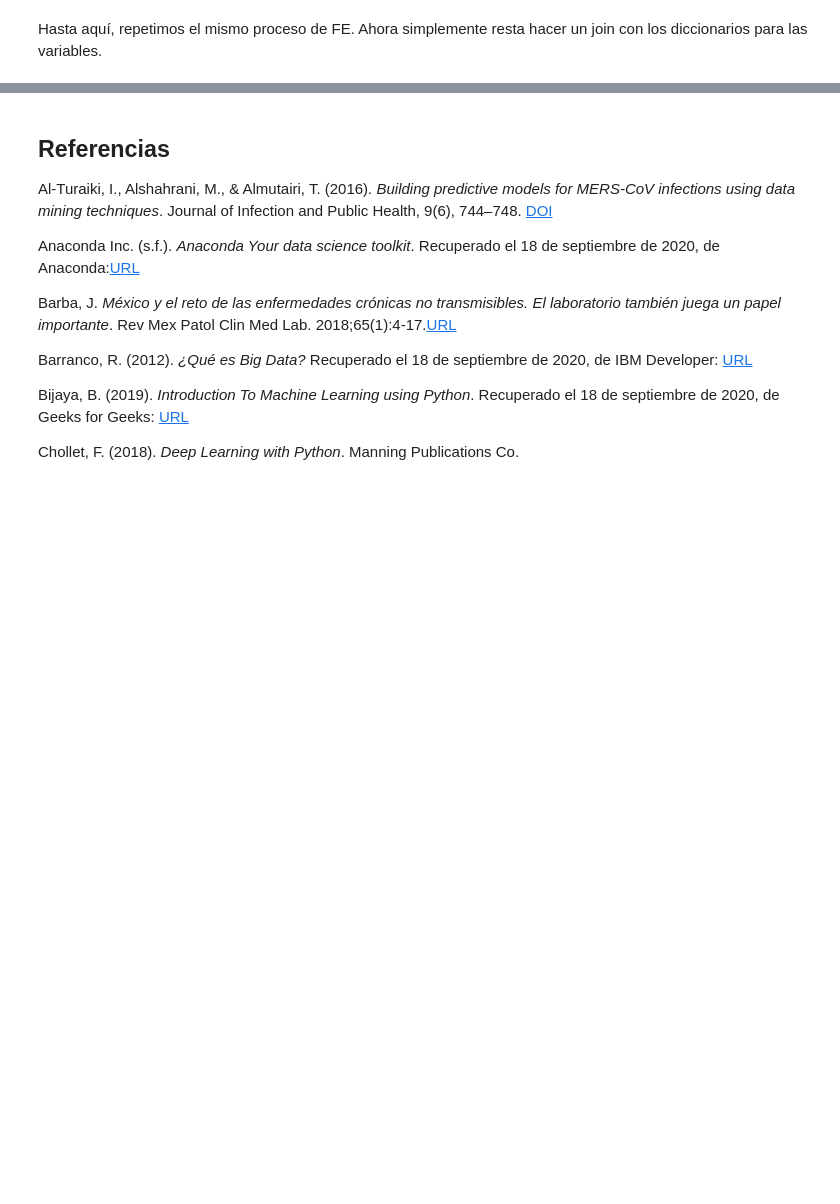
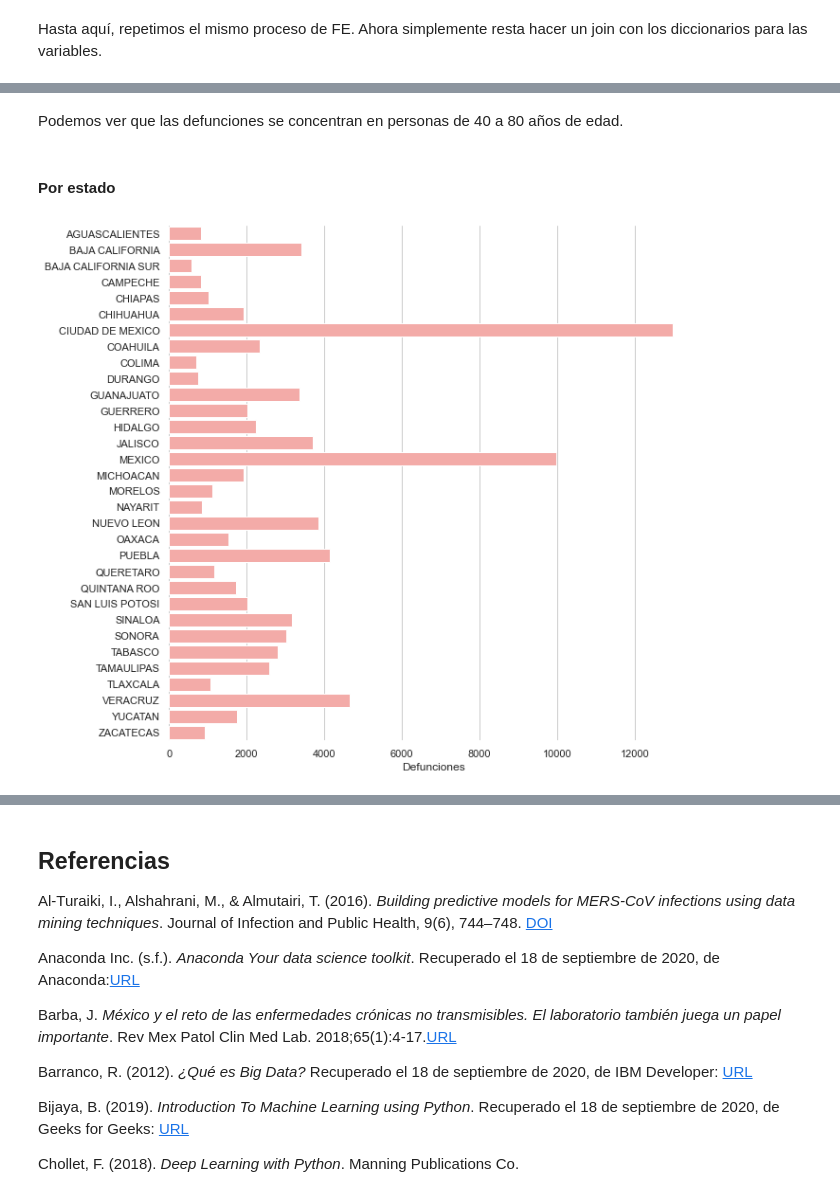
Before and after one commit to JaimeSolisS/Covid-Survival-Analysis, a Jupyter notebook: Proyecto ML TC2006.ipynb, the cells around one changed output, grey strips where cells are left out. Saved outputs shown, nothing was run; the diff lists cells and outputs as text; code cells hidden in the pictures; blank space fills up the shorter version.

```diff
--- a/Proyecto ML TC2006.ipynb
+++ b/Proyecto ML TC2006.ipynb
@@ -1280,0 +1362,21 @@ eda.to_csv('./dataset/covidEDA.csv', index=False)
+# %% [markdown]
+Podemos ver que las defunciones se concentran en personas de 40 a 80 años de edad.
+# %% [markdown]
+#### Por estado
+# %%
+gra = eda[['ENTIDAD_UM', 'DEFUNCION']].copy()
+gra['DEFUNCION'] = gra['DEFUNCION'].replace('SI', 1)
+gra['DEFUNCION'] = gra['DEFUNCION'].replace('NO', 0)
+gra = gra.groupby(['ENTIDAD_UM']).sum().reset_index()
+
+f, ax = plt.subplots(figsize=(10, 10))
+
+sns.set_color_codes("pastel")
+sns.barplot(x="DEFUNCION", y="ENTIDAD_UM", data=gra, color="r")
+
+# Add a legend and informative axis label
+ax.set( ylabel="",
+       xlabel="Defunciones")
+sns.despine(left=True, bottom=True)
+# %% [output]
+[figure, added]
```
Also changed, not shown: parts of 77 cells of this notebook, 1 other file.
